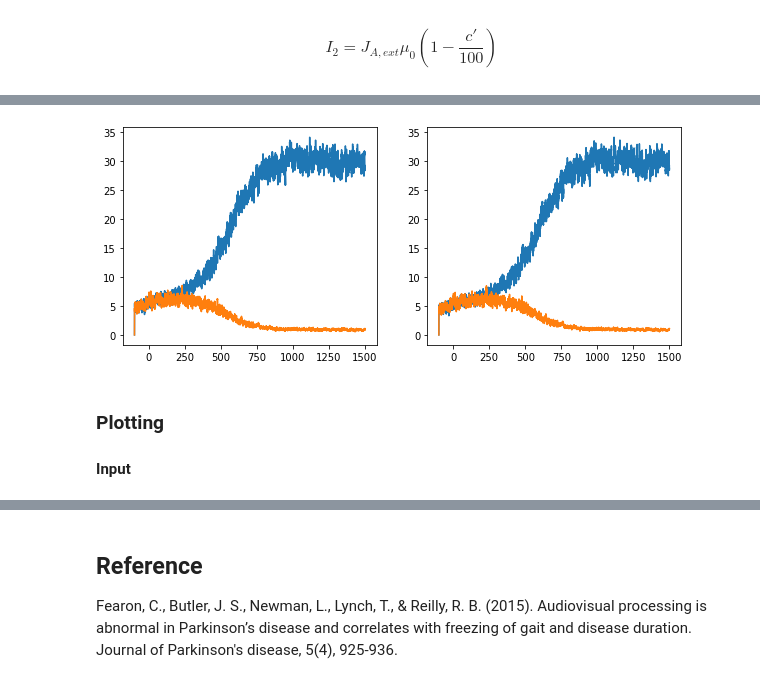
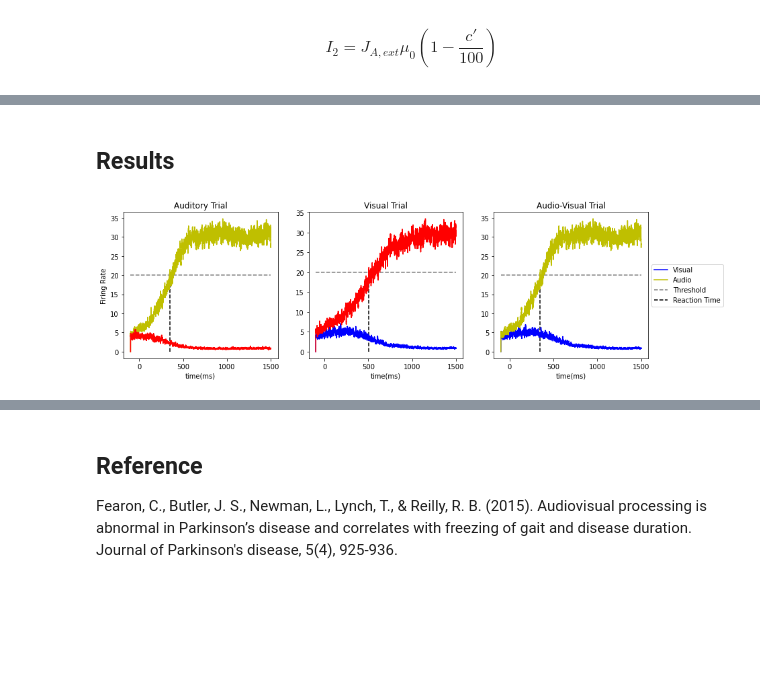
Before and after one commit to john-s-butler-dit/Decision-Making-Models, a Jupyter notebook: MULTISENSORY/Audio Visual Reaction Loop Version.ipynb, the cells around one changed output, grey strips where cells are left out. Drawn from its saved outputs; the diff is of its cells as text; code cells hidden in the pictures; blank space fills up the shorter version.

```diff
--- a/MULTISENSORY/Audio Visual Reaction Loop Version.ipynb
+++ b/MULTISENSORY/Audio Visual Reaction Loop Version.ipynb
@@ -263,14 +457,35 @@ for k in range(0,1):
-# %%
-fig = plt.figure(figsize=(10,4))
-plt.subplot(121)
-plt.plot(time,Firing_target_AUDIO_EXCITE.T)
-plt.plot(time,Firing_target_AUDIO_INHIB.T)
-plt.subplot(122)
-plt.plot(time,Firing_target_VIS_EXCITE.T)
-plt.plot(time,Firing_target_VIS_INHIB.T)
-plt.show()
-# %% [output]
-[figure, removed]
-# %% [markdown]
-### Plotting
-#### Input
+# %% [markdown]
+## Results
+# %%
+fig = plt.figure(figsize=(14,4))
+plt.subplot(131)
+plt.plot(time,Firing_target_AUDIO_HIT.T,'y')
+plt.plot(time,Firing_target_AUDIO_MISS.T,'r')
+
+plt.hlines(Threshold,-100,1500,colors='grey',linestyles='dashed',label='Threshold')
+plt.vlines(RT_AUDIO[-1],0,Threshold,colors='k',linestyles='dashed',label='Reaction Time')
+plt.xlabel('time(ms)')
+plt.ylabel('Firing Rate')
+
+plt.title("Auditory Trial")
+#plt.legend()
+plt.subplot(132)
+plt.plot(time,Firing_target_VIS_HIT.T,'b')
+plt.plot(time,Firing_target_VIS_MISS.T,'r')
+plt.hlines(Threshold,-100,1500,colors='grey',linestyles='dashed',label='Threshold')
+plt.vlines(RT_VIS[-1],0,Threshold,colors='k',linestyles='dashed',label='Reaction Time')
+#plt.legend()
+plt.xlabel('time(ms)')
+plt.title("Visual Trial")
+plt.subplot(133)
+plt.plot(time,Firing_target_VIS_HIT.T,'b',label='Visual')
+plt.plot(time,Firing_target_AUDIO_HIT.T,'y',label='Audio')
+#plt.plot(time,Firing_target_VIS_MISS.T)
+plt.hlines(Threshold,-100,1500,colors='grey',linestyles='dashed',label='Threshold')
+plt.vlines(RT_AV[-1],0,Threshold,colors='k',linestyles='dashed',label='Reaction Time')
+plt.legend(loc='center left', bbox_to_anchor=(1, 0.5))
+plt.xlabel('time(ms)')
+plt.title("Audio-Visual Trial")
+plt.show()
+# %% [output]
+[figure, added]
```
Also changed, not shown: parts of 45 cells of this notebook, 12 other files.
